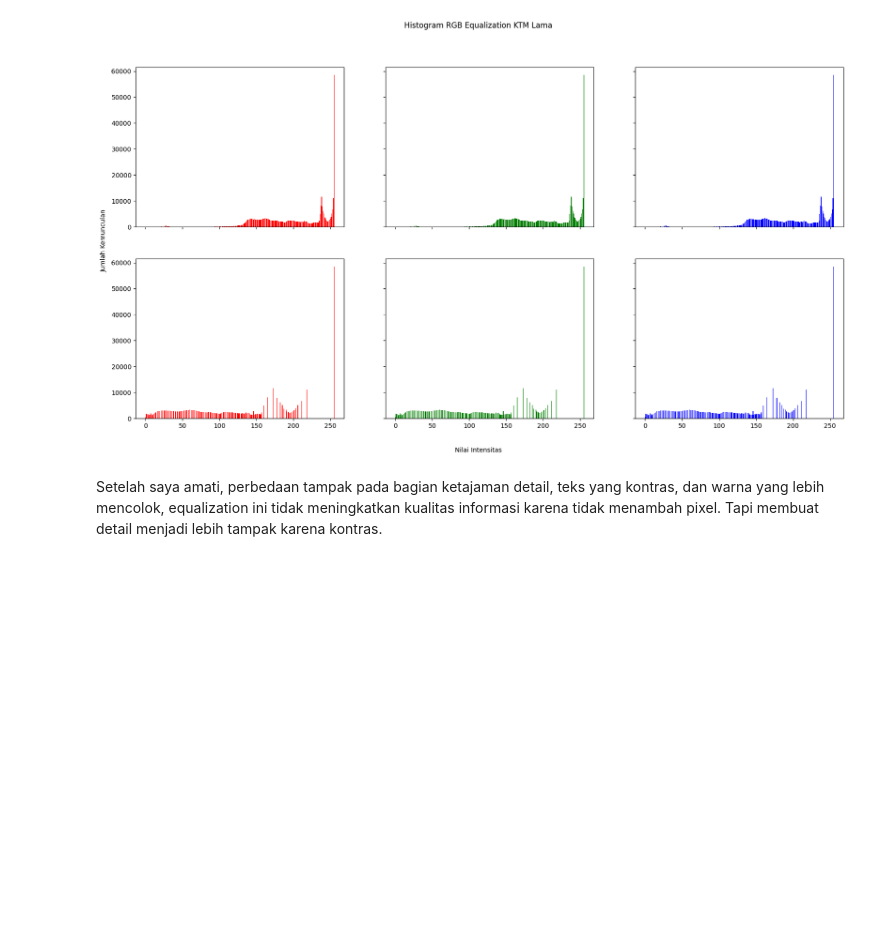
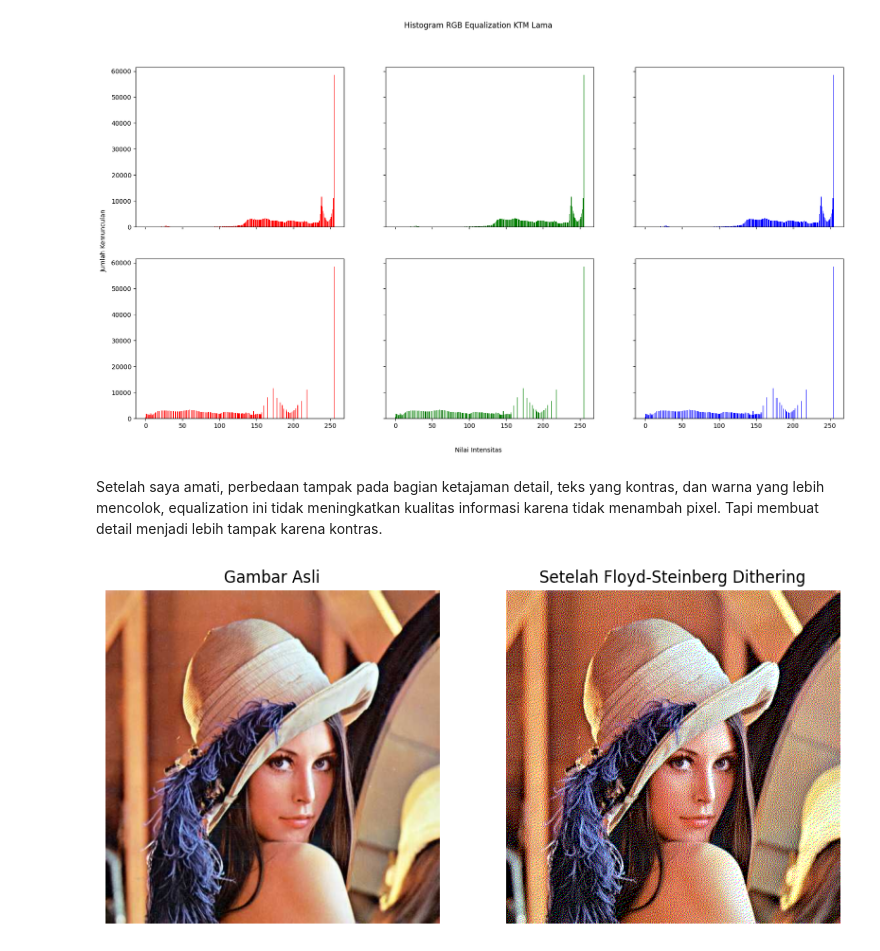
Before and after one commit to AtabikM1/PCVK25_3F_05, a Jupyter notebook: week5_05.ipynb, the cells around one changed output. Drawn from its saved outputs; the diff is of its cells as text; code cells hidden in the pictures; blank space fills up the shorter version.

```diff
--- a/week5_05.ipynb
+++ b/week5_05.ipynb
@@ -189,3 +189,39 @@ plt.show()
 [figure]
 # %% [markdown]
 Setelah saya amati, perbedaan tampak pada bagian ketajaman detail, teks yang kontras, dan warna yang lebih mencolok, equalization ini tidak meningkatkan kualitas informasi karena tidak menambah pixel. Tapi membuat detail menjadi lebih tampak karena kontras.
+# %%
+# Praktikum D3 : Dithering
+img_dithered = img.astype(np.float32) / 255.0
+
+for y in range(height):
+        for x in range(width):
+            pixel_old = img_dithered[y, x].copy()
+            pixel_new = np.round(pixel_old)
+            img_dithered[y, x] = pixel_new
+            error = pixel_old - pixel_new
+            if x + 1 < width:
+                img_dithered[y, x + 1] += error * (7/16.0)
+
+            if y + 1 < height and x - 1 >= 0:
+                img_dithered[y + 1, x - 1] += error * (3/16.0)
+
+            if y + 1 < height:
+                img_dithered[y + 1, x] += error * (5/16.0)
+
+            if y + 1 < height and x + 1 < width:
+                img_dithered[y + 1, x + 1] += error * (1/16.0)
+
+
+final_image = (img_dithered * 255).astype(np.uint8)
+plt.figure(figsize=[10, 5])
+plt.subplot(1, 2, 1)
+plt.title('Gambar Asli')
+plt.imshow(img)
+plt.axis('off')
+plt.subplot(1, 2, 2)
+plt.title('Setelah Floyd-Steinberg Dithering')
+plt.imshow(final_image)
+plt.axis('off')
+plt.show()
+# %% [output]
+[figure, added]
```
Also changed, not shown: parts of 3 cells of this notebook.
